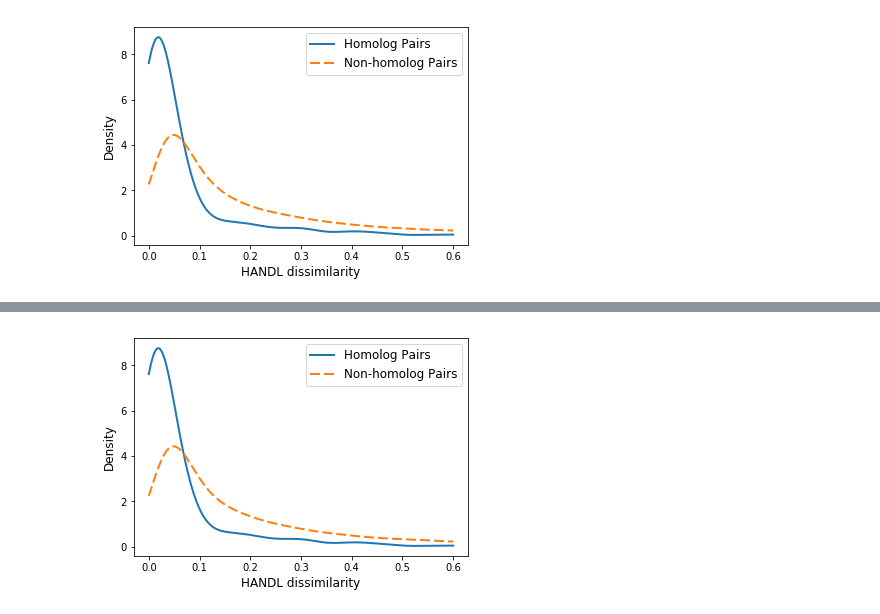
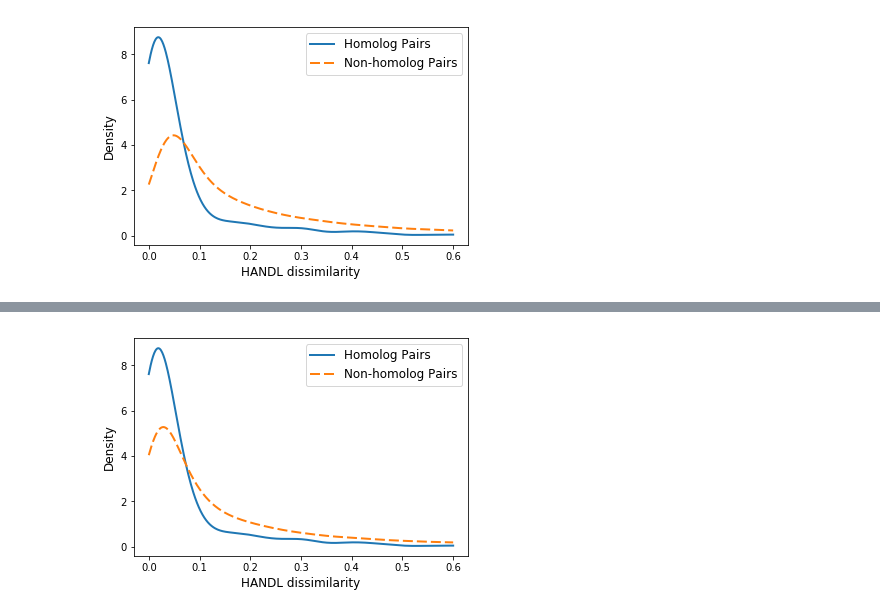
Before and after one commit to lrgr/munk, a Jupyter notebook: notebooks/HANDL-Demo.ipynb, the cells around one changed output, grey strips where cells are left out. Saved outputs shown, nothing was run; the diff lists cells and outputs as text; code cells hidden in the pictures.

```diff
--- a/notebooks/HANDL-Demo.ipynb
+++ b/notebooks/HANDL-Demo.ipynb
@@ -70,7 +70,6 @@ for species in [source, target]:
     G = nx.read_edgelist(ppi_edgelist, encoding='ascii')
     G = util.simple_two_core(G)
     nodes[species] = sorted(G.nodes())
-    L = np.array(nx.laplacian_matrix(G, nodelist=nodes[species]).todense())
-    D[species] = regularized_laplacian(L, lam)
+    D[species] = regularized_laplacian(G, nodes[species], lam)
     C[species] = rkhs_factor(D[species])
 # %% [output]
@@ -158,6 +157,31 @@ def seperate_dissimilarity_scores(dissim_scores,
     non_homolog_scores = dissim_scores[mask]
 
     return NLH_scores, non_homolog_scores
+# %%
+def seperate_dissimilarity_scores2(dissim_scores,
+                                  landmark_pair_idxs, homolog_pair_idxs):
+    source_landmark_idxs, target_landmark_idxs = zip(*landmark_pair_idxs)
+    source_homolog_idxs, target_homolog_idxs = zip(*homolog_pair_idxs)
+    landmark_mask = np.zeros_like(dissim_scores, dtype=bool)
+    landmark_mask[source_landmark_idxs, target_landmark_idxs] = True
+
+    homolog_mask = np.zeros_like(dissim_scores, dtype=bool)
+    homolog_mask[source_homolog_idxs, target_homolog_idxs] = True
+
+    # Obtain non-landmark homolog scores
+    nlh_mask = np.ones_like(dissim_scores, dtype=np.bool)
+    nlh_mask &= homolog_mask # all homologs
+    nlh_mask &= ~landmark_mask # all not landmarks
+    NLH_scores = dissim_scores[nlh_mask]
+
+    # Obtain non-homolog scores,
+    # excluding all rows and columns corresponding to landmarks
+    other_mask = np.ones_like(dissim_scores, dtype=bool)
+    other_mask &= ~homolog_mask # all not homologs
+    other_mask &= ~landmark_mask # all not landmarks
+    non_homolog_scores = dissim_scores[other_mask]
+
+    return NLH_scores, non_homolog_scores
 # %%
 def plot(NLH, D, xmax=0.6, font_size=12, line_width=2):
     from sklearn import neighbors
@@ -238,15 +265,13 @@ for species in [source, target]:
 # %%
 D_xs = source_C.dot(target_C_hat.T)
 Dissim3 = 1./D_xs
 Dissim3 = Dissim3 / np.mean(Dissim3)
 s_l_idxs, t_l_idxs = zip(*landmark_idxs)
 s_nlh_idxs, t_nlh_idxs = zip(*homolog_idxs)
-NLH3, Dissim3 = seperate_dissimilarity_scores(
+NLH3, Dissim3 = seperate_dissimilarity_scores2(
                 Dissim3,
-                source_landmark_indices,
-                source_non_landmark_indices,
-                target_landmark_indices,
-                target_non_landmark_indices)
+                landmark_idxs,
+                homolog_idxs)
 plot(NLH3, Dissim3)
 # %% [output]
-[figure, old version]
+[figure, new version]
```
Also changed, not shown: parts of 5 cells of this notebook, 4 other files.
